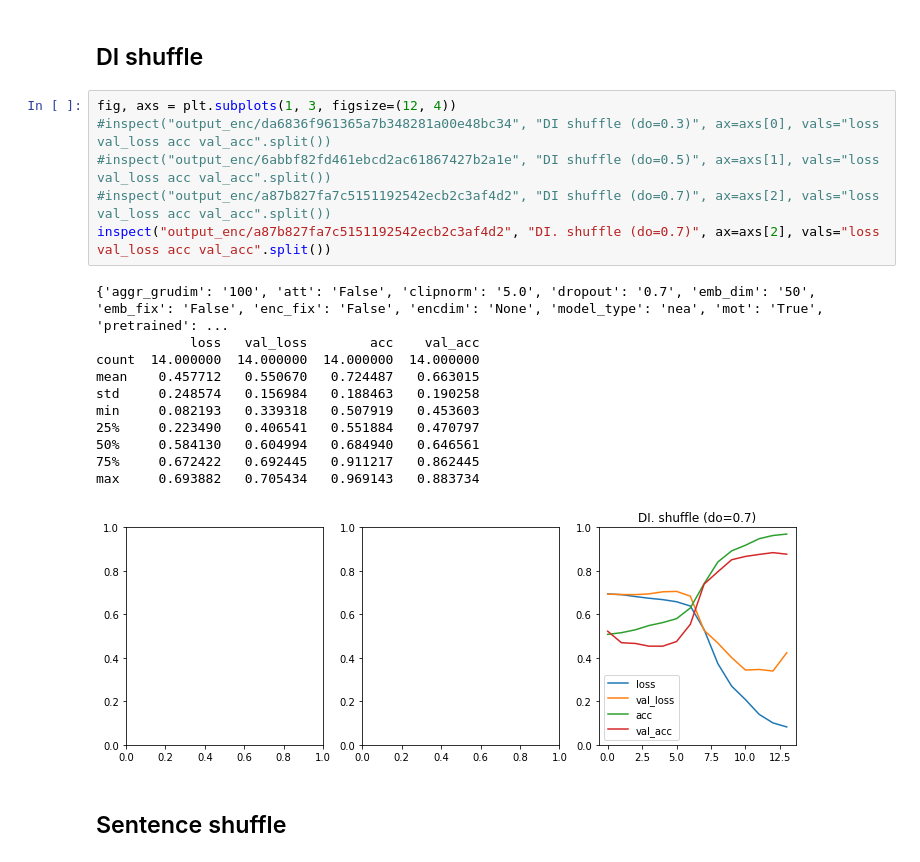
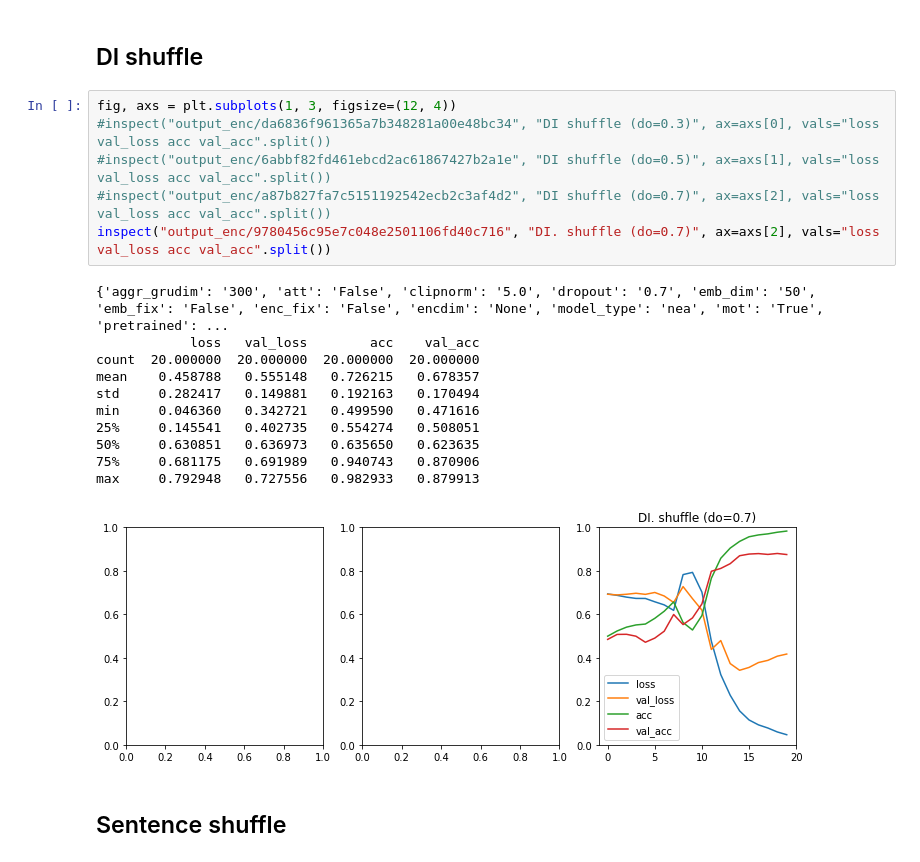
Before and after one commit to FarjanaSultanaMim/DiscoShuffle, a Jupyter notebook: jpnb/inspection.ipynb, the cells around one changed output. Saved outputs shown, nothing was run; the diff lists cells and outputs as text.

```diff
--- a/jpnb/inspection.ipynb
+++ b/jpnb/inspection.ipynb
@@ -254,21 +254,21 @@ max     4.995482   1.139421
 # %%
 fig, axs = plt.subplots(1, 3, figsize=(12, 4))
 #inspect("output_enc/da6836f961365a7b348281a00e48bc34", "DI shuffle (do=0.3)", ax=axs[0], vals="loss val_loss acc val_acc".split())
 #inspect("output_enc/6abbf82fd461ebcd2ac61867427b2a1e", "DI shuffle (do=0.5)", ax=axs[1], vals="loss val_loss acc val_acc".split())
 #inspect("output_enc/a87b827fa7c5151192542ecb2c3af4d2", "DI shuffle (do=0.7)", ax=axs[2], vals="loss val_loss acc val_acc".split())
-inspect("output_enc/a87b827fa7c5151192542ecb2c3af4d2", "DI. shuffle (do=0.7)", ax=axs[2], vals="loss val_loss acc val_acc".split())
+inspect("output_enc/9780456c95e7c048e2501106fd40c716", "DI. shuffle (do=0.7)", ax=axs[2], vals="loss val_loss acc val_acc".split())
 # %% [output]
-{'aggr_grudim': '100', 'att': 'False', 'clipnorm': '5.0', 'dropout': '0.7', 'emb_dim': '50', 'emb_fix': 'False', 'enc_fix': 'False', 'encdim': 'None', 'model_type': 'nea', 'mot': 'True', 'pretrained': ...
+{'aggr_grudim': '300', 'att': 'False', 'clipnorm': '5.0', 'dropout': '0.7', 'emb_dim': '50', 'emb_fix': 'False', 'enc_fix': 'False', 'encdim': 'None', 'model_type': 'nea', 'mot': 'True', 'pretrained': ...
             loss   val_loss        acc    val_acc
-count  14.000000  14.000000  14.000000  14.000000
-mean    0.457712   0.550670   0.724487   0.663015
-std     0.248574   0.156984   0.188463   0.190258
-min     0.082193   0.339318   0.507919   0.453603
-25%     0.223490   0.406541   0.551884   0.470797
-50%     0.584130   0.604994   0.684940   0.646561
-75%     0.672422   0.692445   0.911217   0.862445
-max     0.693882   0.705434   0.969143   0.883734
+count  20.000000  20.000000  20.000000  20.000000
+mean    0.458788   0.555148   0.726215   0.678357
+std     0.282417   0.149881   0.192163   0.170494
+min     0.046360   0.342721   0.499590   0.471616
+25%     0.145541   0.402735   0.554274   0.508051
+50%     0.630851   0.636973   0.635650   0.623635
+75%     0.681175   0.691989   0.940743   0.870906
+max     0.792948   0.727556   0.982933   0.879913
-[figure, old version]
+[figure, new version]
 # %% [markdown]
 ## Sentence shuffle
 # %%
```
Also changed, not shown: parts of 1 cell of this notebook, 3 other files.
